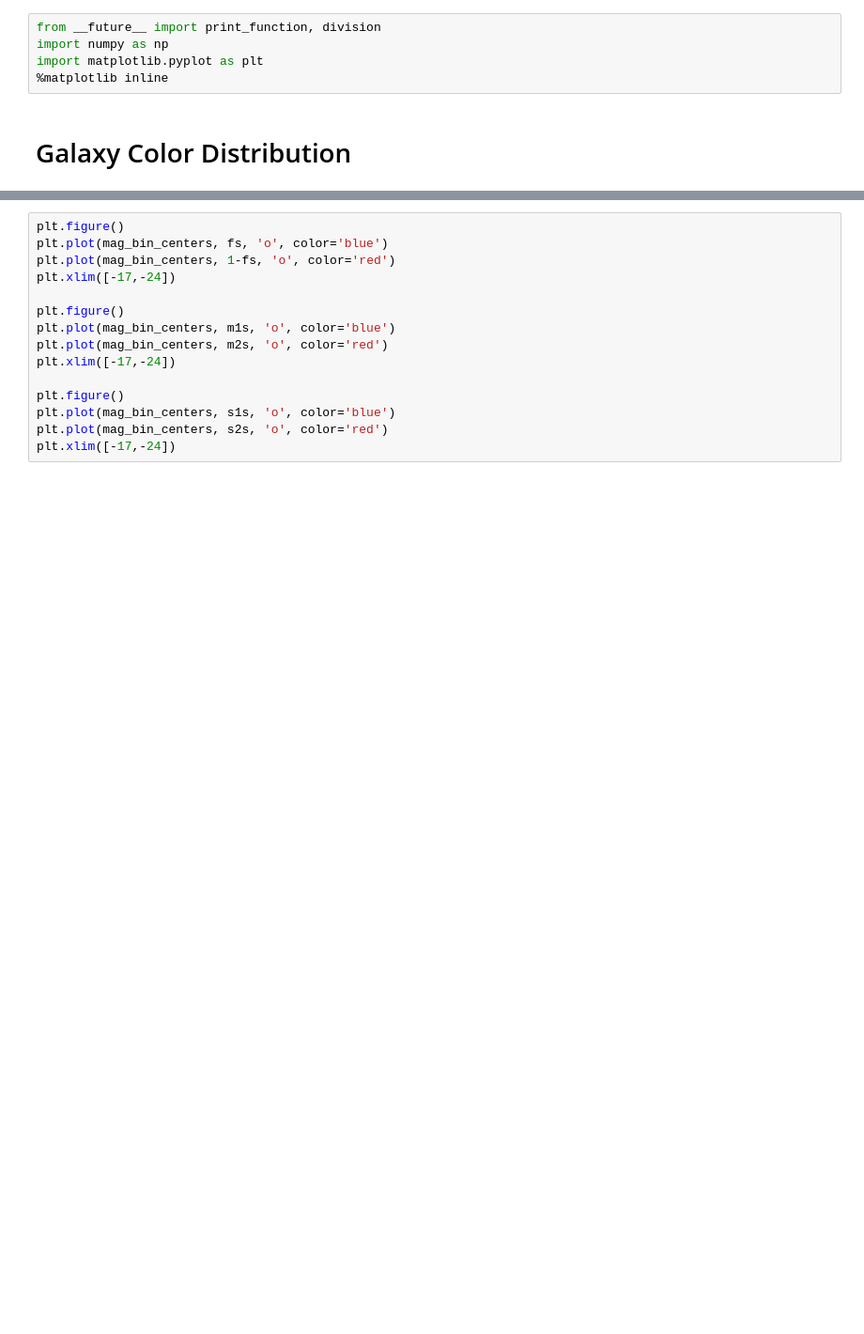
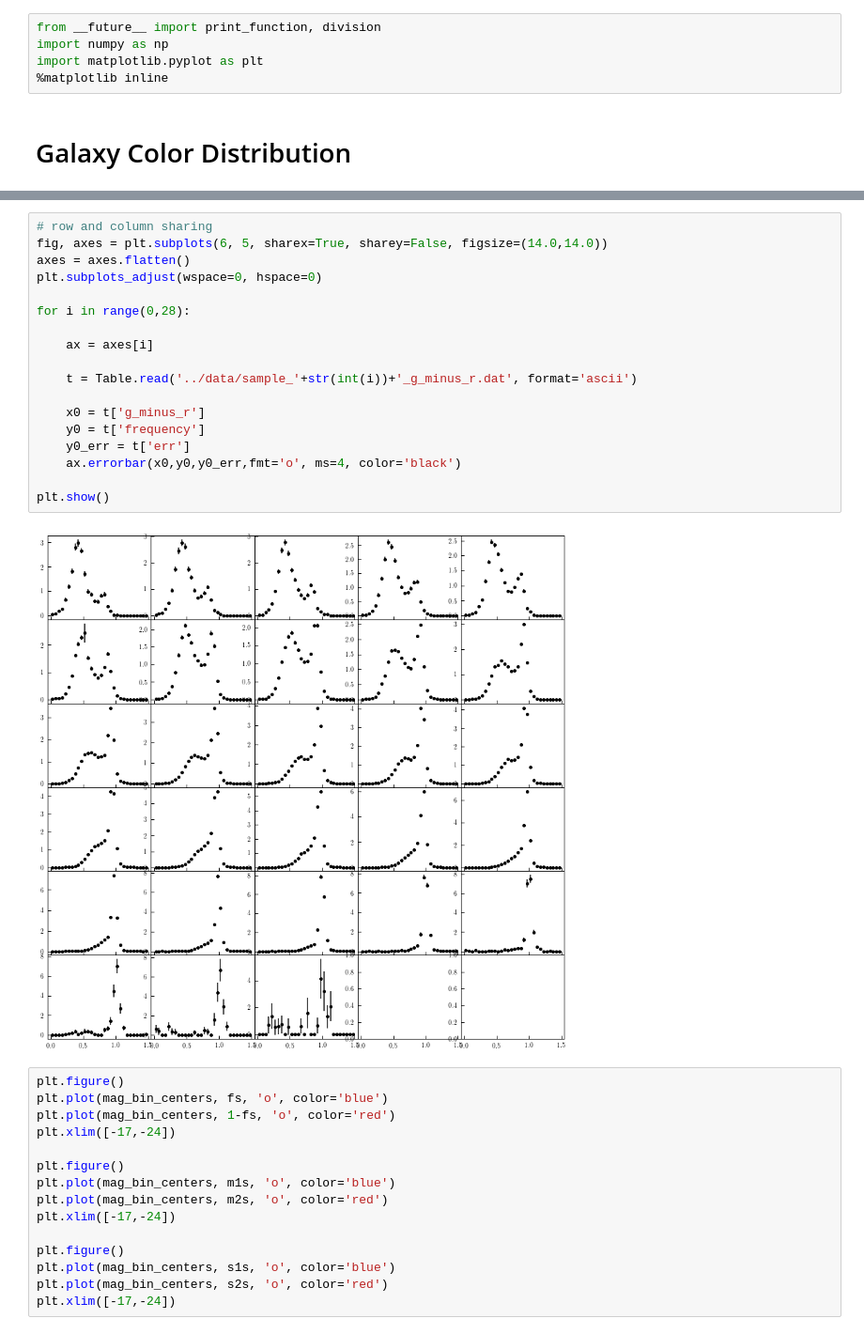
Before and after one commit to duncandc/galaxy_shapes, a Jupyter notebook: sdss_measurements/notebooks/galaxy_color.ipynb, the cells around one changed output, grey strips where cells are left out. Shown at 94% size. Saved outputs shown, nothing was run; the diff lists cells and outputs as text; blank space fills up the shorter version.

```diff
--- a/sdss_measurements/notebooks/galaxy_color.ipynb
+++ b/sdss_measurements/notebooks/galaxy_color.ipynb
@@ -137,3 +38,23 @@ plt.show()
+# %%
+# row and column sharing
+fig, axes = plt.subplots(6, 5, sharex=True, sharey=False, figsize=(14.0,14.0))
+axes = axes.flatten()
+plt.subplots_adjust(wspace=0, hspace=0)
+
+for i in range(0,28):
+
+    ax = axes[i]
+
+    t = Table.read('../data/sample_'+str(int(i))+'_g_minus_r.dat', format='ascii')
+
+    x0 = t['g_minus_r']
+    y0 = t['frequency']
+    y0_err = t['err']
+    ax.errorbar(x0,y0,y0_err,fmt='o', ms=4, color='black')
+
+plt.show()
+# %% [output]
+[figure, added]
 # %%
 plt.figure()
 plt.plot(mag_bin_centers, fs, 'o', color='blue')
```
Also changed, not shown: parts of 22 cells of this notebook, 3 other files.
